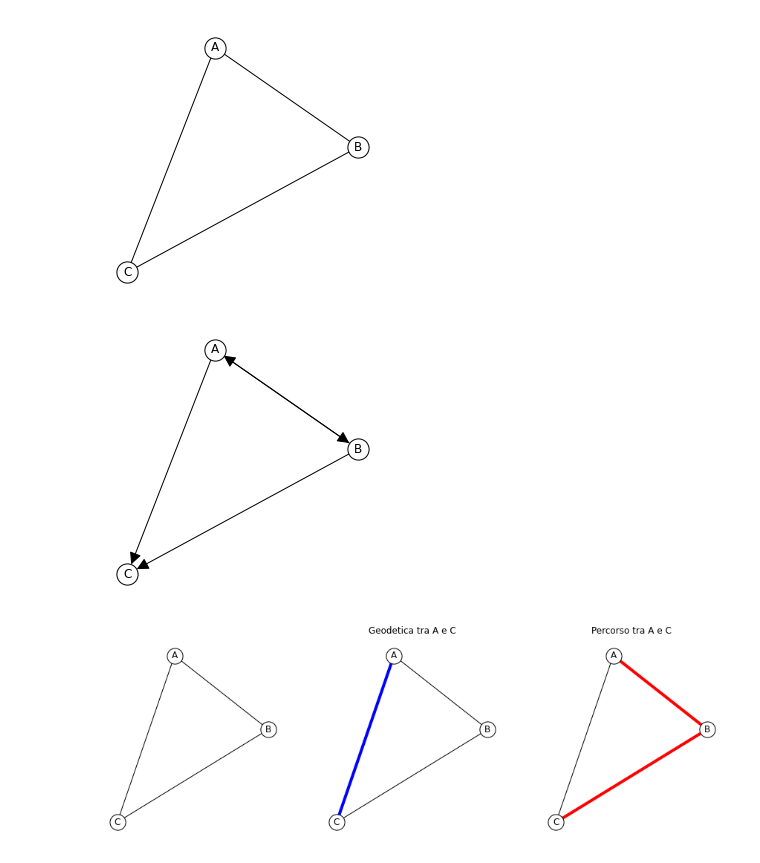
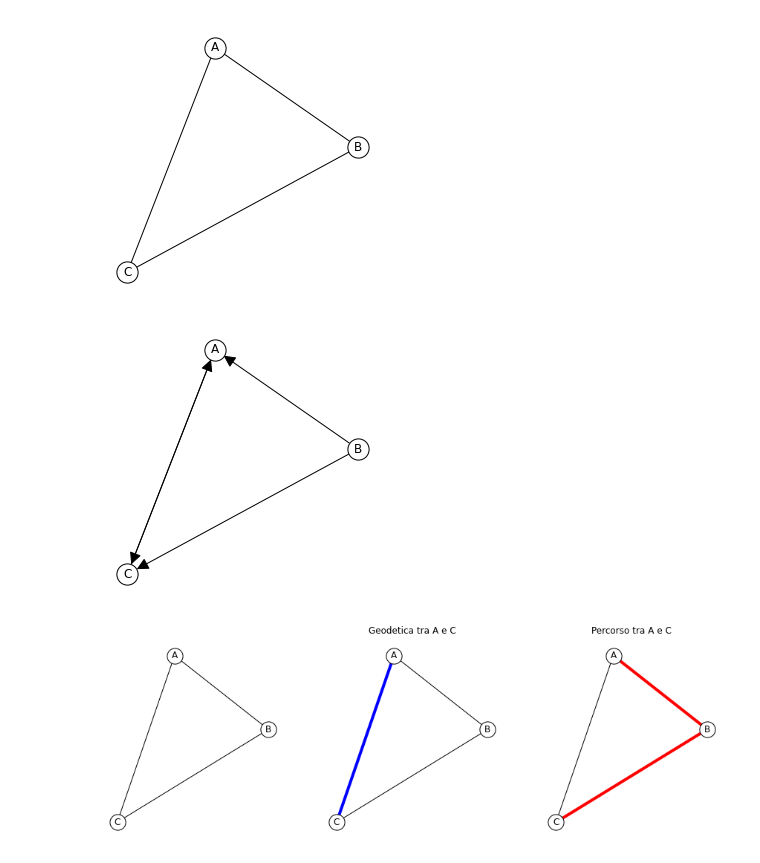
Before and after one commit to alkaest2002/ABGrid, a Jupyter notebook: materials/course 101/esercitazione.ipynb, the cells around one changed output. Saved outputs shown, nothing was run; the diff lists cells and outputs as text; code cells hidden in the pictures.

```diff
--- a/materials/course 101/esercitazione.ipynb
+++ b/materials/course 101/esercitazione.ipynb
@@ -91,12 +80,12 @@ nx.draw_networkx(Tu, nx.random_layout(Tu, seed=SEED), **BASE_OPTIONS, ax=ax);
 # %%
 # Network orientato
 fig, ax = plt.subplots(figsize=(5,5))
 ax.axis('off')
-edges = list(permutations("ABC",2))
-Td = nx.DiGraph(edges[:-2])
+Td = nx.triad_graph("120D")
+Td = nx.relabel_nodes(Td, { k:k.upper() for k in list(Td.nodes()) })
 nx.draw_networkx(Td, nx.random_layout(Td, seed=SEED), **BASE_OPTIONS, ax=ax);
 # %% [output]
-[figure, old version]
+[figure, new version]
 # %%
 # Esempi di percorso
 # (il percorso più breve tra due nodi si chiama geodetica)
```
Also changed, not shown: parts of 16 cells of this notebook, 3 other files.
